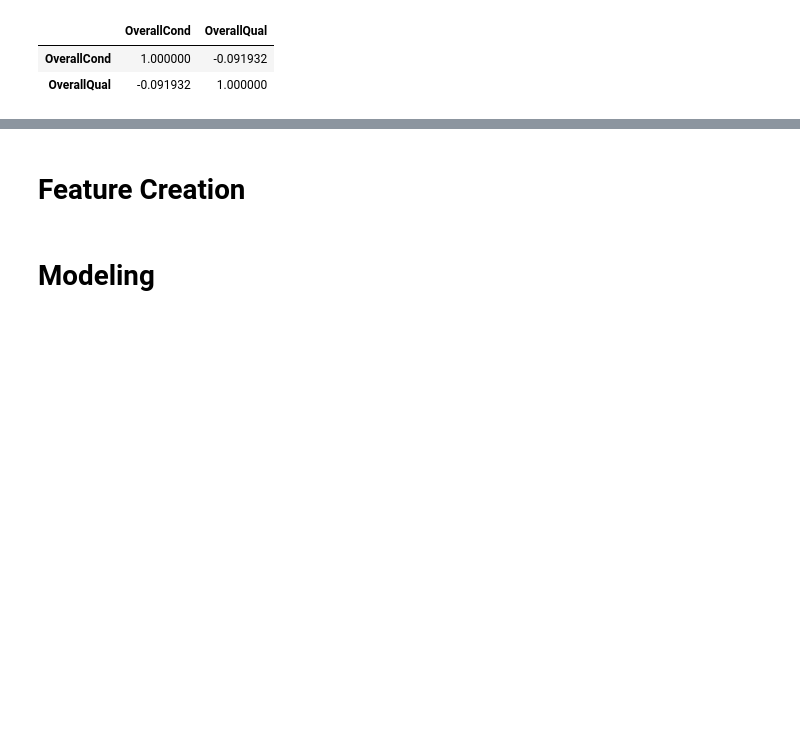
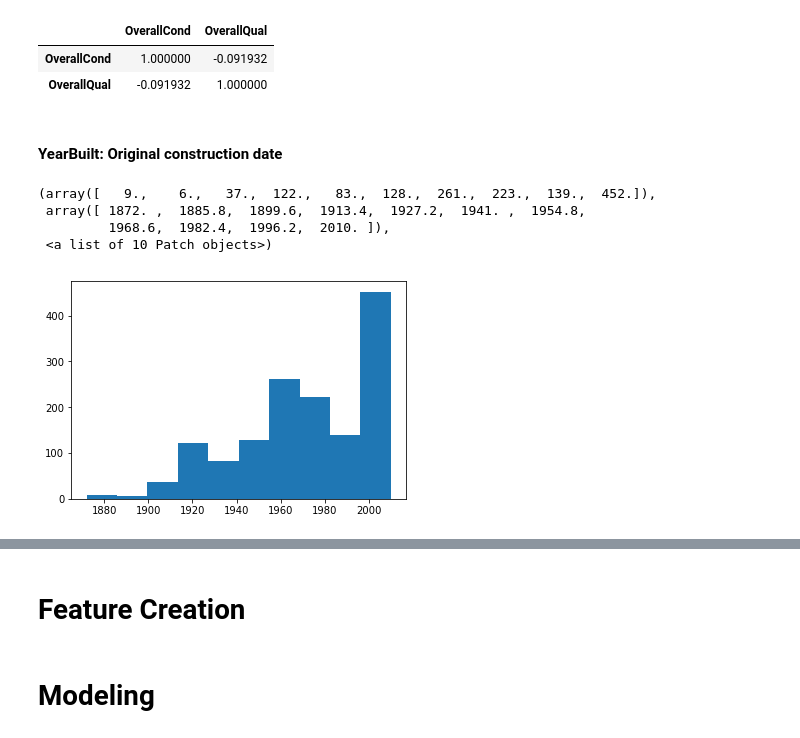
Before and after one commit to asarchami/kaggle_housing_prices, a Jupyter notebook: chris_working.ipynb, the cells around one changed output, grey strips where cells are left out. Cells and saved outputs as stored; diff of their text form; code cells hidden in the pictures; blank space fills up the shorter version.

```diff
--- a/chris_working.ipynb
+++ b/chris_working.ipynb
@@ -569,3 +569,14 @@ houses[['OverallCond', 'OverallQual']].corr()
 |  | OverallCond | OverallQual |
 | OverallCond | 1.000000 | -0.091932 |
 | OverallQual | -0.091932 | 1.000000 |
+# %% [markdown]
+#### YearBuilt: Original construction date
+# %%
+## maybe combine this with year mod and year sold?
+plt.hist(houses['YearBuilt'])
+# %% [output]
+(array([   9.,    6.,   37.,  122.,   83.,  128.,  261.,  223.,  139.,  452.]),
+ array([ 1872. ,  1885.8,  1899.6,  1913.4,  1927.2,  1941. ,  1954.8,
+         1968.6,  1982.4,  1996.2,  2010. ]),
+ <a list of 10 Patch objects>)
+[figure, added]
```
Also changed, not shown: parts of 141 cells of this notebook.
